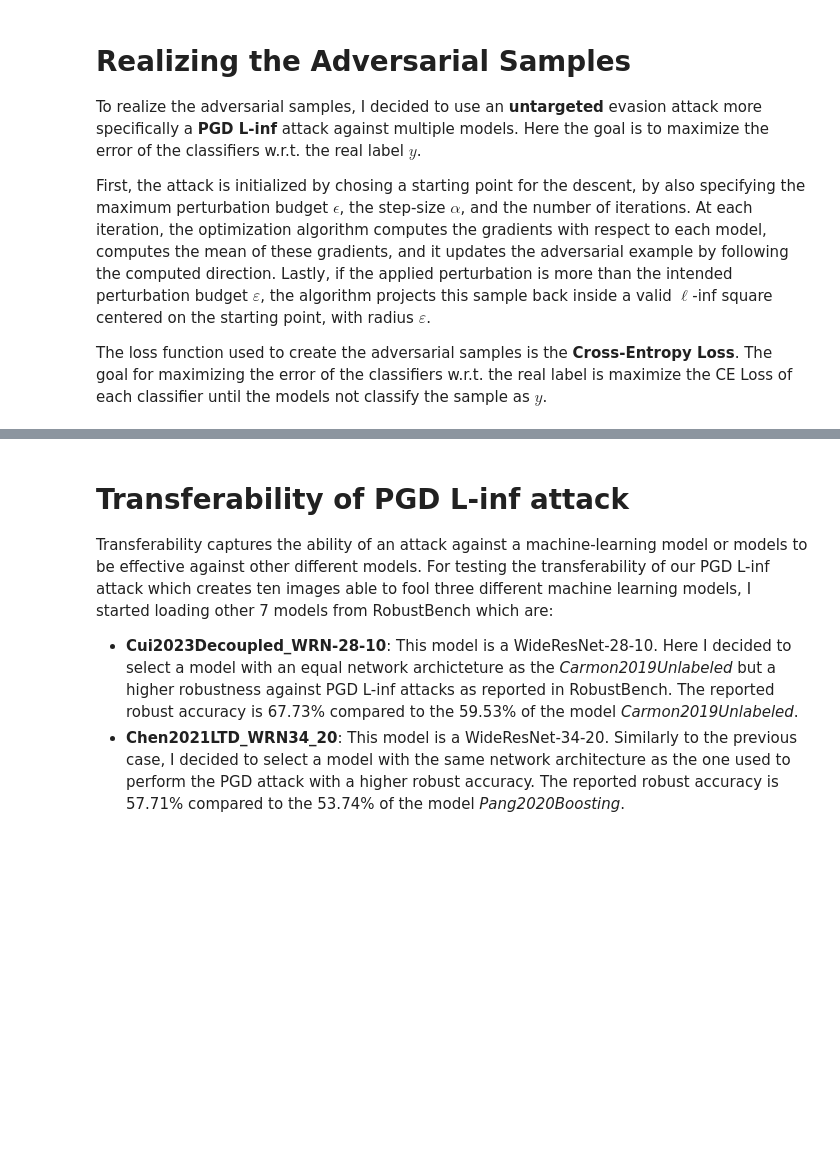
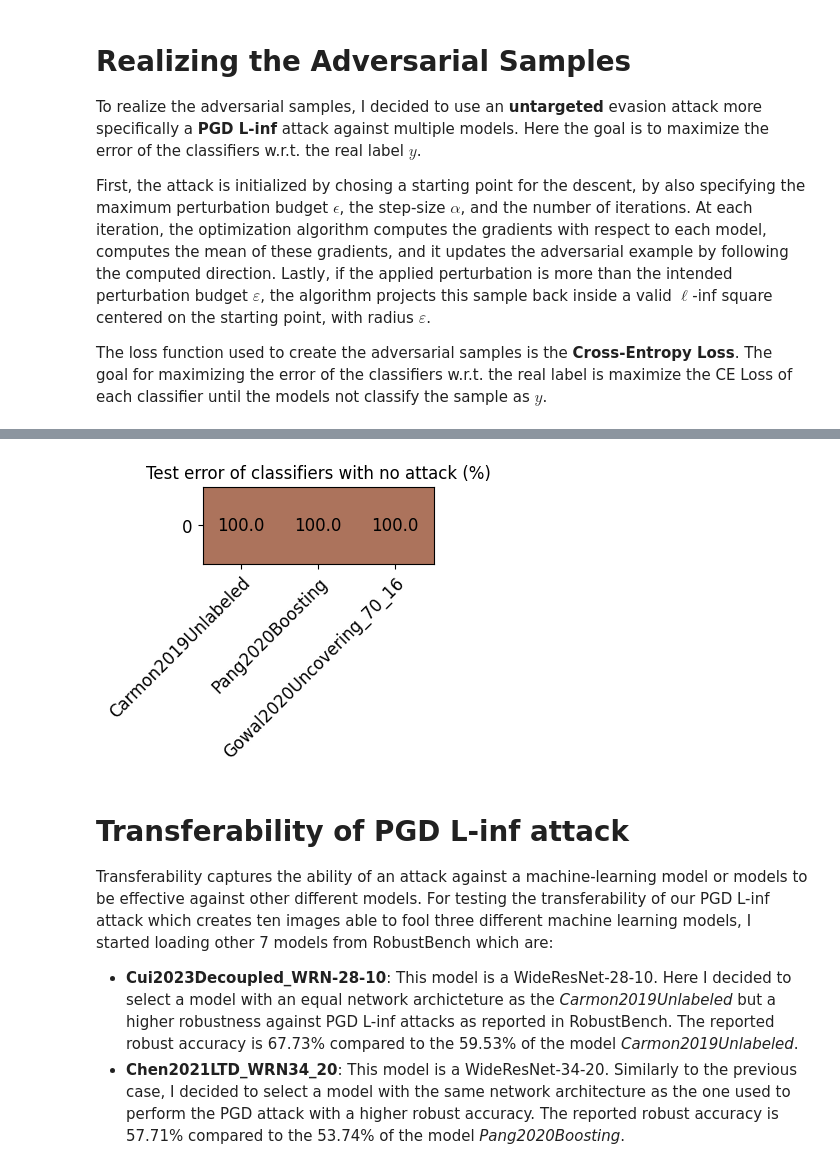
Before and after one commit to saugabriele/MLSEC_project, a Jupyter notebook: MLSEC_Project.ipynb, the cells around one changed output, grey strips where cells are left out. Drawn from its saved outputs; the diff is of its cells as text; code cells hidden in the pictures; blank space fills up the shorter version.

```diff
--- a/MLSEC_Project.ipynb
+++ b/MLSEC_Project.ipynb
@@ -304,3 +314,26 @@ display_adv_images(images, adv_images)
+# %%
+adv_images_path = '/content/drive/My Drive/adv_images.csv'
+y_pred_adv = []
+test_error_adv = []
+
+# Load adv_images from CSV file into DataFrame
+adv_images_df = pd.read_csv(adv_images_path)
+
+
+# Convert DataFrame back to NumPy array
+adv_images = CArray(adv_images_df.to_numpy().reshape((100, 3, 32, 32)))
+
+for i, model in enumerate(secml_models):
+  y_pred_adv.append(model.predict(adv_images))
+  test_error_adv.append(metric.performance_score(y_true=imgs_labels,
+                                                 y_pred=y_pred_adv[i]))
+
+test_error_adv = CArray(test_error_adv) * 100
+
+# Plot the test errors
+plot_test_error(test_error_adv, model_names)
+# %% [output]
+[figure, added]
 # %% [markdown]
 # Transferability of PGD L-inf attack
 Transferability captures the ability of an attack against a machine-learning model or models to be effective against other different models. For testing the transferability of our PGD L-inf attack which creates ten images able to fool three different machine learning models, I started loading other 7 models from RobustBench which are:
```
Also changed, not shown: parts of 7 cells of this notebook.
